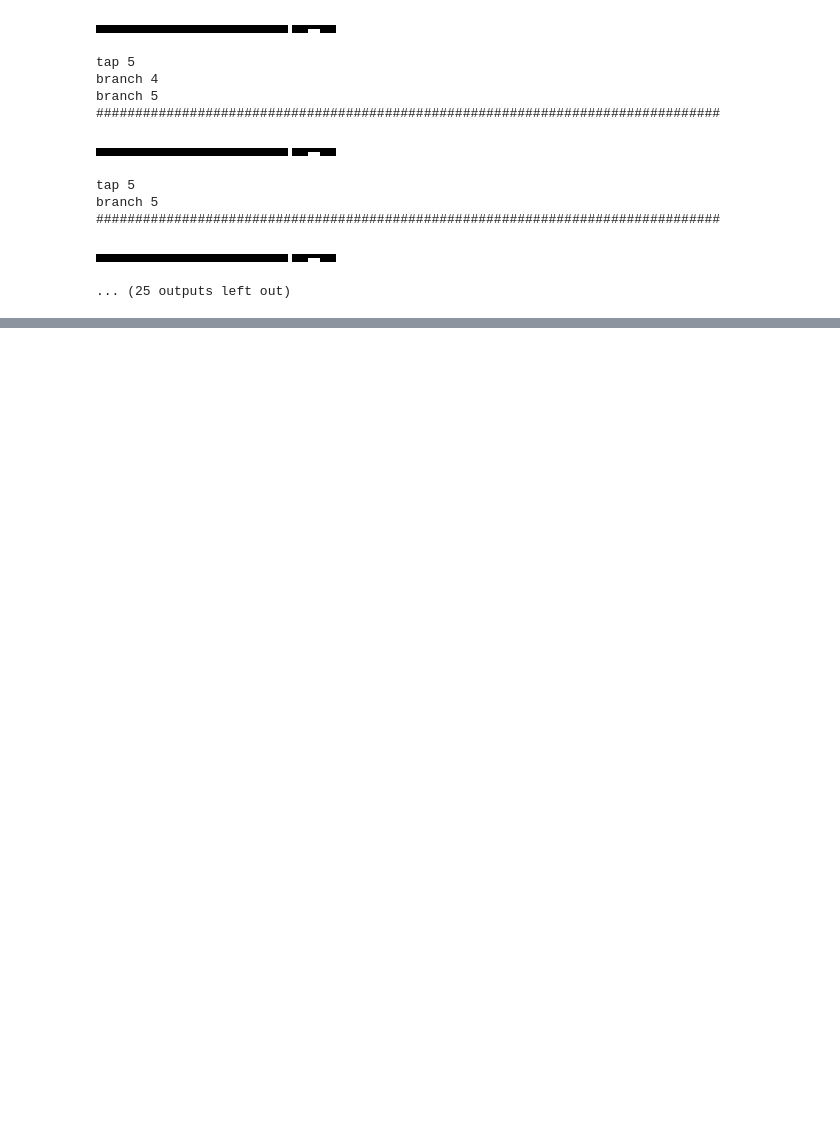
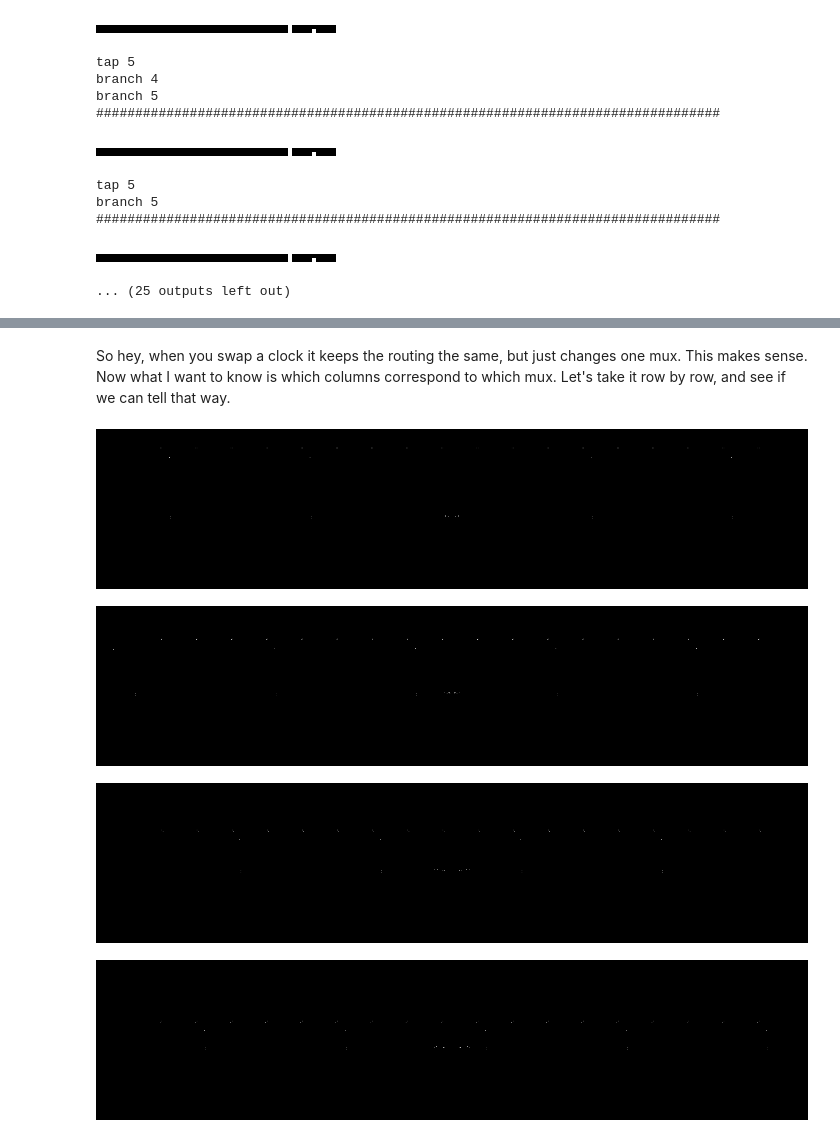
Before and after one commit to YosysHQ/apicula, a Jupyter notebook: clock_experiments.ipynb, the cells around one changed output, grey strips where cells are left out. Drawn from its saved outputs; the diff is of its cells as text; code cells hidden in the pictures; blank space fills up the shorter version.

Commit message:
more clock experiments

```diff
--- a/clock_experiments.ipynb
+++ b/clock_experiments.ipynb
@@ -379,0 +490,39 @@ Since I don't have a trivial way to make it use any other mux voluntarily, fuzzi
+# %% [markdown]
+So hey, when you swap a clock it keeps the routing the same, but just changes one mux. This makes sense. Now what I want to know is which columns correspond to which mux. Let's take it row by row, and see if we can tell that way.
+# %%
+mod = codegen.Module()
+cst = codegen.Constraints()
+
+clks = [ibuf(mod, cst, p) for p in true_pins]
+
+for i in range(2, 6):
+    for j in range(2, 20):
+        flop = dff(mod, cst, i, j)
+
+bs_base, hdr, ftr, posp, config = tiled_fuzzer.run_pnr(mod, cst, {})
+
+clk_march_bs = []
+for k in range(4):
+    mod = codegen.Module()
+    cst = codegen.Constraints()
+
+    clks = [ibuf(mod, cst, p) for p in true_pins]
+
+    for i, clk in enumerate(clks[:-1]):
+        for j in range(2, 20):
+            flop = dff(mod, cst, 2+i, j)
+            if i <= k:
+                mod.assigns.append((flop, clk))
+
+    bs_tmp, hdr, ftr, posp, config = tiled_fuzzer.run_pnr(mod, cst, {})
+    clk_march_bs.append(bs_tmp)
+
+base_tmp = bs_base
+for mybs in clk_march_bs:
+    display(bslib.display(None, mybs^base_tmp))
+    base_tmp = mybs
+# %% [output]
+[figure, added]
+[figure, added]
+[figure, added]
+[figure, added]
```
Also changed, not shown: parts of 15 cells of this notebook, 1 other file.
